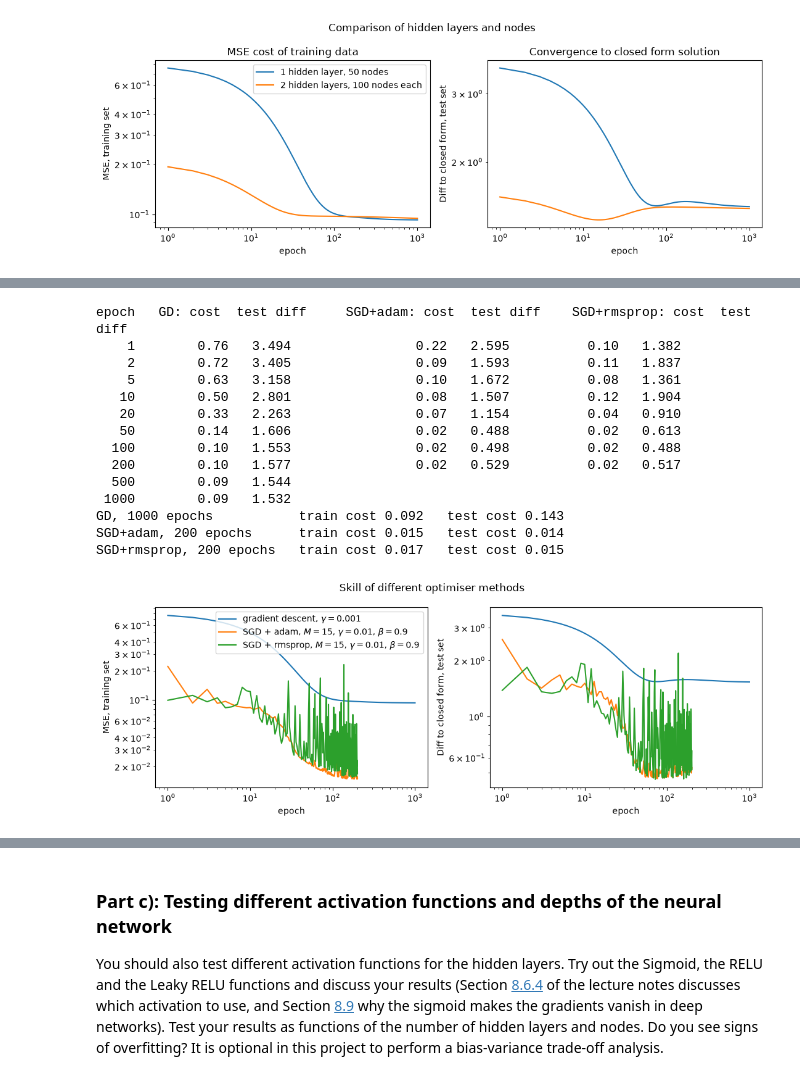
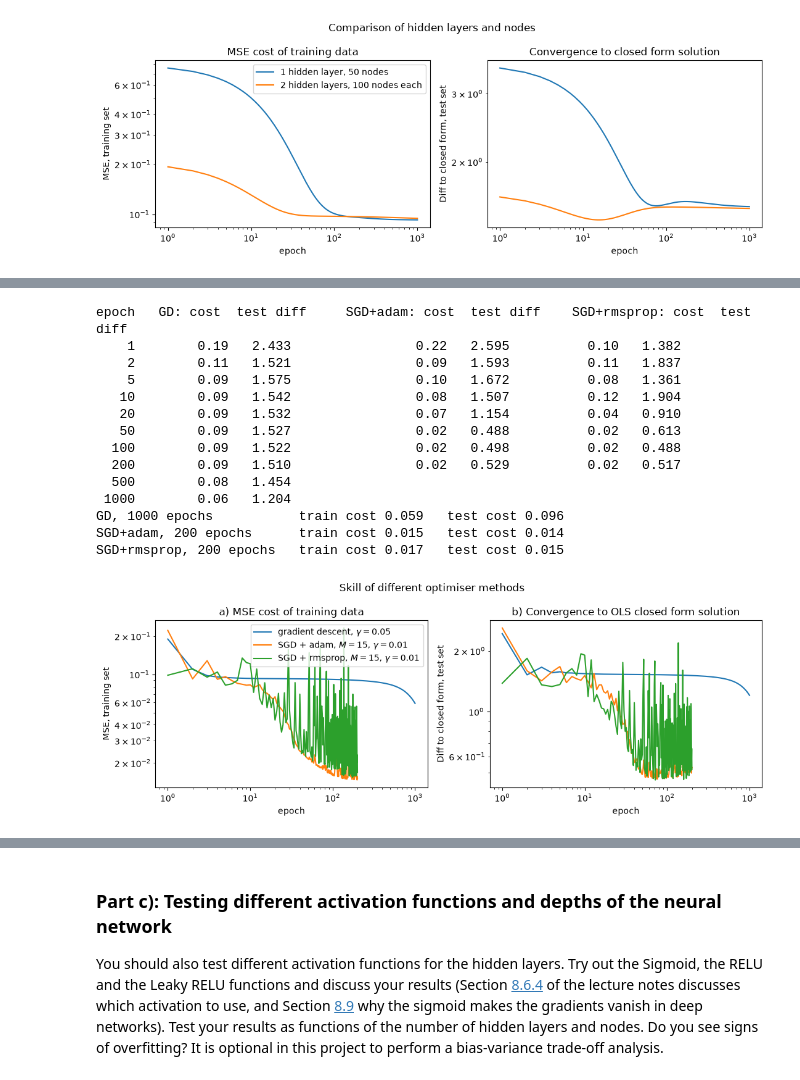
Before and after one commit to lukasMK01/FYS-STK4155, a Jupyter notebook: Project2.ipynb, the cells around one changed output, grey strips where cells are left out. Saved outputs shown, nothing was run; the diff lists cells and outputs as text; code cells hidden in the pictures.

```diff
--- a/Project2.ipynb
+++ b/Project2.ipynb
@@ -621,9 +522,15 @@ def OLS_regression(X, y):
     """ set up the design function, based on a 5th degree polynomial, and return the closed form solution with y tilde as the predicted target"""
     theta = closed_form(np.column_stack([X**i for i in range(6)]), y)
 
-    ytilde_OLS = np.polyval(theta[::-1], X)
+    predict_OLS = np.polyval(theta[::-1], X)
 
-    return ytilde_OLS
+    return predict_OLS
+
+def predict(X, layers, hidden_activation="sigmoid"):
+    """The output of the network"""
+    return feed_forward_batch(X, layers, hidden_activation)
+
+
 
 #function from exercises, tweaked to match the project
 def train(layers, X, y, X_test, y_test, step, gamma, epochs, batch_size=None, seed=2026):
@@ -815,49 +734,53 @@ layers0, activation_funcs, activation_ders = setup_NN(X.shape, y_tr.shape, desig
 
 
 #Train the datasets with different optimiser steps
-layers_gd,  hist_gd, ytilde_gd  = train(layers0, x_tr, y_tr, x_te, y_te, step="plain", gamma=0.001, epochs=1000)
+layers_gd,  hist_gd, ytilde_gd  = train(layers0, x_tr, y_tr, x_te, y_te, step="plain", gamma=0.05, epochs=1000)
 layers_adam, hist_adam, ytilde_adam = train(layers0, x_tr, y_tr, x_te, y_te, step="adam", gamma=0.01,  epochs=200, batch_size=15)
 layers_rmsprop, hist_rmsprop, ytilde_rmsprop = train(layers0, x_tr, y_tr, x_te, y_te, step="rmsprop", gamma=0.01,  epochs=200, batch_size=15)
 
 print("epoch   GD: cost  test diff     SGD+adam: cost  test diff    SGD+rmsprop: cost  test diff")
 for e in [1, 2, 5, 10, 20, 50, 100, 200, 500, 1000]:
     g = hist_gd[e - 1]
     a = hist_adam[e - 1] if e <= len(hist_adam) else None
     r = hist_rmsprop[e - 1] if e <= len(hist_rmsprop) else None
     print("%5d     %7.2f   %.3f      " % (e, g[1], g[2])
           + ("       %7.2f   %.3f" % (a[1], a[2]) if a is not None else "")
           + ("       %7.2f   %.3f" % (r[1], r[2]) if r is not None else ""))
 
 for name, L in [("GD, 1000 epochs", layers_gd), ("SGD+adam, 200 epochs", layers_adam), ("SGD+rmsprop, 200 epochs", layers_rmsprop)]:
     print("%-25s train cost %.3f   test cost %.3f"
           % (name,  float(cost_batch(L, x_tr, activation_funcs, y_tr)),
              float(cost_batch(L, x_te, activation_funcs, y_te))))
 
 fig, (ax1, ax2) = plt.subplots(1, 2, figsize=(11, 4))
-ax1.plot(hist_gd[:, 0], hist_gd[:, 1], label="gradient descent, $\\gamma=0.001$")
-ax1.plot(hist_adam[:, 0], hist_adam[:, 1], label="SGD + adam, $M=15$, $\\gamma=0.01$, $\\beta=0.9$")
-ax1.plot(hist_rmsprop[:, 0], hist_rmsprop[:, 1], label="SGD + rmsprop, $M=15$, $\\gamma=0.01$, $\\beta=0.9$")
+ax1.plot(hist_gd[:, 0], hist_gd[:, 1], label="gradient descent, $\\gamma=0.05$")
+ax1.plot(hist_adam[:, 0], hist_adam[:, 1], label="SGD + adam, $M=15$, $\\gamma=0.01$")
+ax1.plot(hist_rmsprop[:, 0], hist_rmsprop[:, 1], label="SGD + rmsprop, $M=15$, $\\gamma=0.01$")
 ax1.set_xlabel("epoch"); ax1.set_ylabel("MSE, training set"); ax1.set_xscale("log"); ax1.set_yscale("log"); ax1.legend()
+ax1.set_title("a) MSE cost of training data")
 
 ax2.semilogy(hist_gd[:, 0], hist_gd[:, 2])
 ax2.semilogy(hist_adam[:, 0], hist_adam[:, 2])
 ax2.semilogy(hist_rmsprop[:, 0], hist_rmsprop[:, 2])
 ax2.set_xlabel("epoch"); ax2.set_ylabel("Diff to closed form, test set"); ax2.set_xscale("log")#; ax2.set_ylim(0, 0.4)
+ax2.set_title("b) Convergence to OLS closed form solution")
 fig.suptitle("Skill of different optimiser methods")
-plt.tight_layout(); plt.show()
+plt.tight_layout()
+plt.savefig("NN_optimiser_comparison.png", dpi=500)
+plt.show()
 # %% [output]
 epoch   GD: cost  test diff     SGD+adam: cost  test diff    SGD+rmsprop: cost  test diff
-    1        0.76   3.494                0.22   2.595          0.10   1.382
-    2        0.72   3.405                0.09   1.593          0.11   1.837
-    5        0.63   3.158                0.10   1.672          0.08   1.361
-   10        0.50   2.801                0.08   1.507          0.12   1.904
-   20        0.33   2.263                0.07   1.154          0.04   0.910
-   50        0.14   1.606                0.02   0.488          0.02   0.613
-  100        0.10   1.553                0.02   0.498          0.02   0.488
-  200        0.10   1.577                0.02   0.529          0.02   0.517
-  500        0.09   1.544
- 1000        0.09   1.532
-GD, 1000 epochs           train cost 0.092   test cost 0.143
+    1        0.19   2.433                0.22   2.595          0.10   1.382
+    2        0.11   1.521                0.09   1.593          0.11   1.837
+    5        0.09   1.575                0.10   1.672          0.08   1.361
+   10        0.09   1.542                0.08   1.507          0.12   1.904
+   20        0.09   1.532                0.07   1.154          0.04   0.910
+   50        0.09   1.527                0.02   0.488          0.02   0.613
+  100        0.09   1.522                0.02   0.498          0.02   0.488
+  200        0.09   1.510                0.02   0.529          0.02   0.517
+  500        0.08   1.454
+ 1000        0.06   1.204
+GD, 1000 epochs           train cost 0.059   test cost 0.096
 SGD+adam, 200 epochs      train cost 0.015   test cost 0.014
 SGD+rmsprop, 200 epochs   train cost 0.017   test cost 0.015
-[figure, old version]
+[figure, new version]
```
Also changed, not shown: parts of 8 cells of this notebook.
